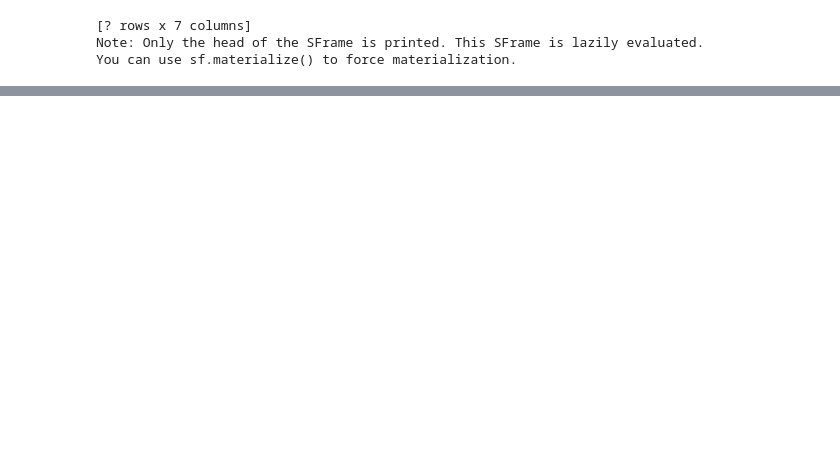
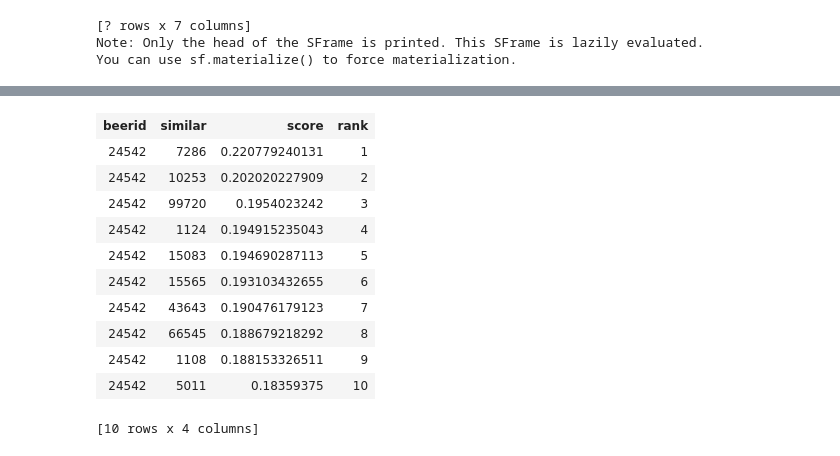
Before and after one commit to gevurtz/beer-recommender, a Jupyter notebook: script/EDA_models.ipynb, the cells around one changed output, grey strips where cells are left out. Drawn from its saved outputs; the diff is of its cells as text; code cells hidden in the pictures; blank space fills up the shorter version.

Commit message:
similarity model added

```diff
--- a/script/EDA_models.ipynb
+++ b/script/EDA_models.ipynb
@@ -359,0 +386,15 @@ l_model = gl.load_model('/Users/Gevurtz/galvanize/beer_rec_project/beer-recommen
+# %%
+similarity_model.get_similar_items([24542])
+# %% [output]
+| beerid | similar | score | rank |
+| 24542 | 7286 | 0.220779240131 | 1 |
+| 24542 | 10253 | 0.202020227909 | 2 |
+| 24542 | 99720 | 0.1954023242 | 3 |
+| 24542 | 1124 | 0.194915235043 | 4 |
+| 24542 | 15083 | 0.194690287113 | 5 |
+| 24542 | 15565 | 0.193103432655 | 6 |
+| 24542 | 43643 | 0.190476179123 | 7 |
+| 24542 | 66545 | 0.188679218292 | 8 |
+| 24542 | 1108 | 0.188153326511 | 9 |
+| 24542 | 5011 | 0.18359375 | 10 |
+[10 rows x 4 columns]
```
Also changed, not shown: parts of 6 cells of this notebook, 29 other files.
